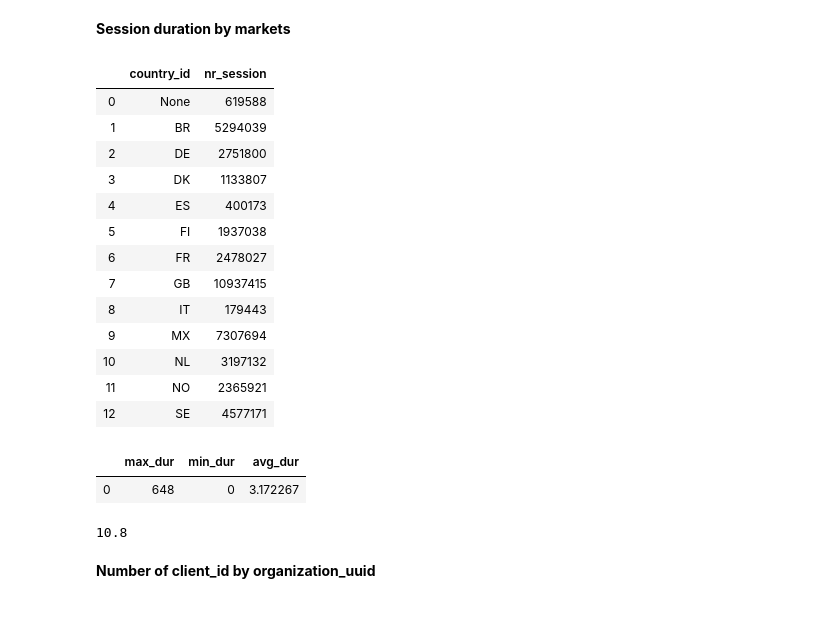
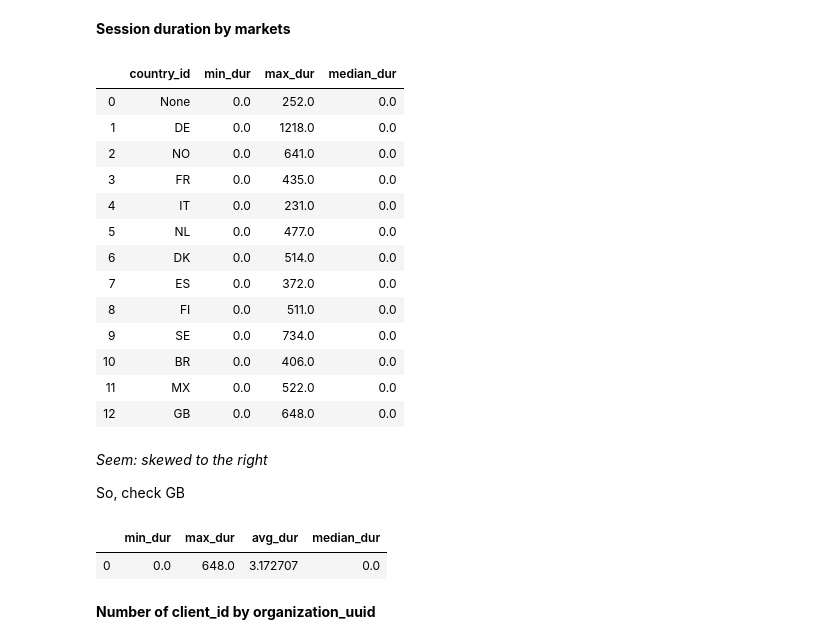
Before and after one commit to TrangTranNgoc/PrMarketingAttribution, a Jupyter notebook: exploration/GoogleAnalyticExploration.ipynb, the cells around one changed output. Saved outputs shown, nothing was run; the diff lists cells and outputs as text; code cells hidden in the pictures; blank space fills up the shorter version.

```diff
--- a/exploration/GoogleAnalyticExploration.ipynb
+++ b/exploration/GoogleAnalyticExploration.ipynb
@@ -344,20 +346,3 @@ plt.show()
 [figure]
 # %% [markdown]
 **Session duration by markets**
-# %%
-session
-# %% [output]
-|  | country_id | nr_session |
-| 0 | None | 619588 |
-| 1 | BR | 5294039 |
-| 2 | DE | 2751800 |
-| 3 | DK | 1133807 |
-| 4 | ES | 400173 |
-| 5 | FI | 1937038 |
-| 6 | FR | 2478027 |
-| 7 | GB | 10937415 |
-| 8 | IT | 179443 |
-| 9 | MX | 7307694 |
-| 10 | NL | 3197132 |
-| 11 | NO | 2365921 |
-| 12 | SE | 4577171 |
@@ -364 +365,22 @@ session
+# %%
+session_duration
+# %% [output]
+|  | country_id | min_dur | max_dur | median_dur |
+| 0 | None | 0.0 | 252.0 | 0.0 |
+| 1 | DE | 0.0 | 1218.0 | 0.0 |
+| 2 | NO | 0.0 | 641.0 | 0.0 |
+| 3 | FR | 0.0 | 435.0 | 0.0 |
+| 4 | IT | 0.0 | 231.0 | 0.0 |
+| 5 | NL | 0.0 | 477.0 | 0.0 |
+| 6 | DK | 0.0 | 514.0 | 0.0 |
+| 7 | ES | 0.0 | 372.0 | 0.0 |
+| 8 | FI | 0.0 | 511.0 | 0.0 |
+| 9 | SE | 0.0 | 734.0 | 0.0 |
+| 10 | BR | 0.0 | 406.0 | 0.0 |
+| 11 | MX | 0.0 | 522.0 | 0.0 |
+| 12 | GB | 0.0 | 648.0 | 0.0 |
+# %% [markdown]
+*Seem: skewed to the right*
+
+So, check GB
 # %%
@@ -378,9 +404,5 @@ FROM duration_gb
-# %%
-session_gb
-# %% [output]
-|  | max_dur | min_dur | avg_dur |
-| 0 | 648 | 0 | 3.172267 |
-# %%
-648/60
-# %% [output]
-10.8
+# %%
+session_duration_GB
+# %% [output]
+|  | min_dur | max_dur | avg_dur | median_dur |
+| 0 | 0.0 | 648.0 | 3.172707 | 0.0 |
```
Also changed, not shown: parts of 4 cells of this notebook.
